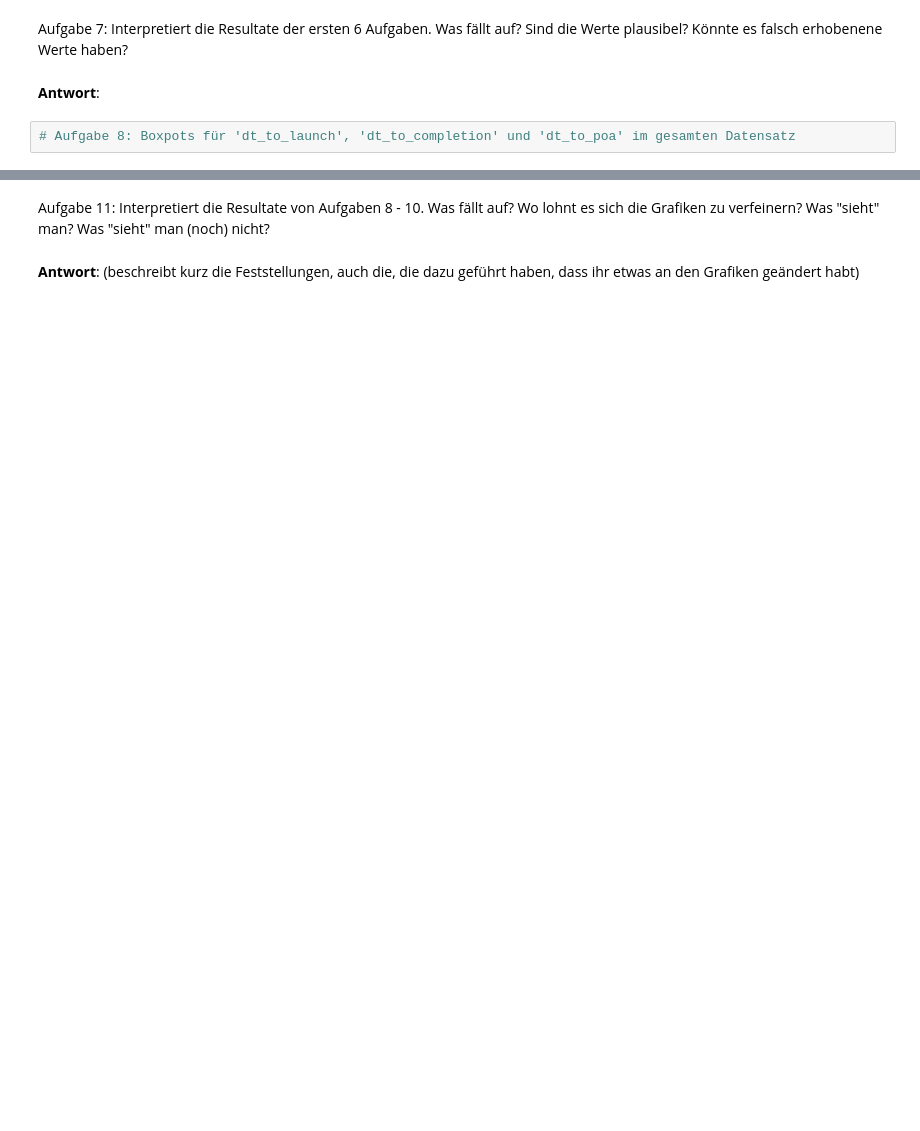
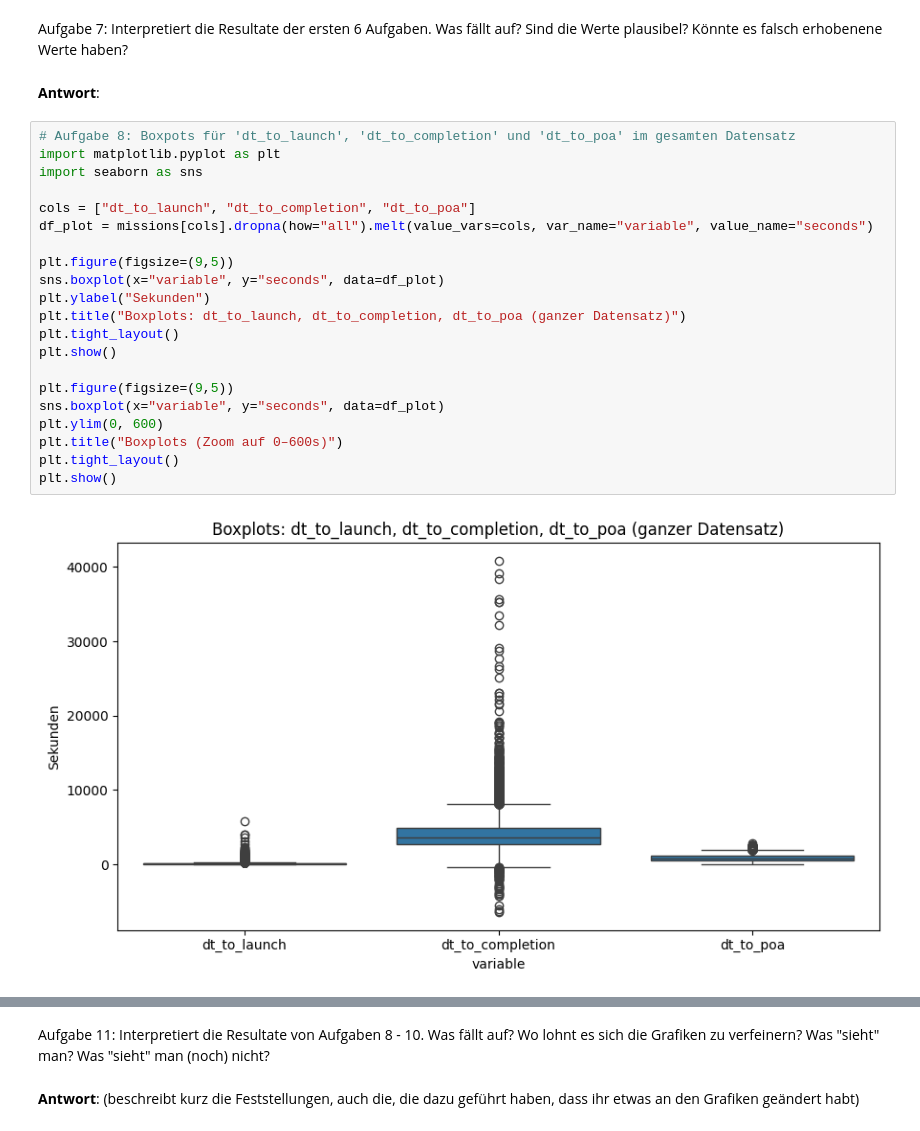
Before and after one commit to macnch33s3/DAANA, a Jupyter notebook: Fallstudie_Rettungswesen/STATI_HS25_Fallstudie_Rettungswesen_01_Verständnis.ipynb, the cells around one changed output, grey strips where cells are left out. Drawn from its saved outputs; the diff is of its cells as text; blank space fills up the shorter version.

```diff
--- a/Fallstudie_Rettungswesen/STATI_HS25_Fallstudie_Rettungswesen_01_Verständnis.ipynb
+++ b/Fallstudie_Rettungswesen/STATI_HS25_Fallstudie_Rettungswesen_01_Verständnis.ipynb
@@ -215,3 +240,24 @@ Was fällt auf? Sind die Werte plausibel? Könnte es falsch erhobenene Werte hab
 **Antwort**:
 # %%
 # Aufgabe 8: Boxpots für 'dt_to_launch', 'dt_to_completion' und 'dt_to_poa' im gesamten Datensatz
+import matplotlib.pyplot as plt
+import seaborn as sns
+
+cols = ["dt_to_launch", "dt_to_completion", "dt_to_poa"]
+df_plot = missions[cols].dropna(how="all").melt(value_vars=cols, var_name="variable", value_name="seconds")
+
+plt.figure(figsize=(9,5))
+sns.boxplot(x="variable", y="seconds", data=df_plot)
+plt.ylabel("Sekunden")
+plt.title("Boxplots: dt_to_launch, dt_to_completion, dt_to_poa (ganzer Datensatz)")
+plt.tight_layout()
+plt.show()
+
+plt.figure(figsize=(9,5))
+sns.boxplot(x="variable", y="seconds", data=df_plot)
+plt.ylim(0, 600)
+plt.title("Boxplots (Zoom auf 0–600s)")
+plt.tight_layout()
+plt.show()
+# %% [output]
+[figure, added]
```
Also changed, not shown: parts of 5 cells of this notebook, 3 other files.
